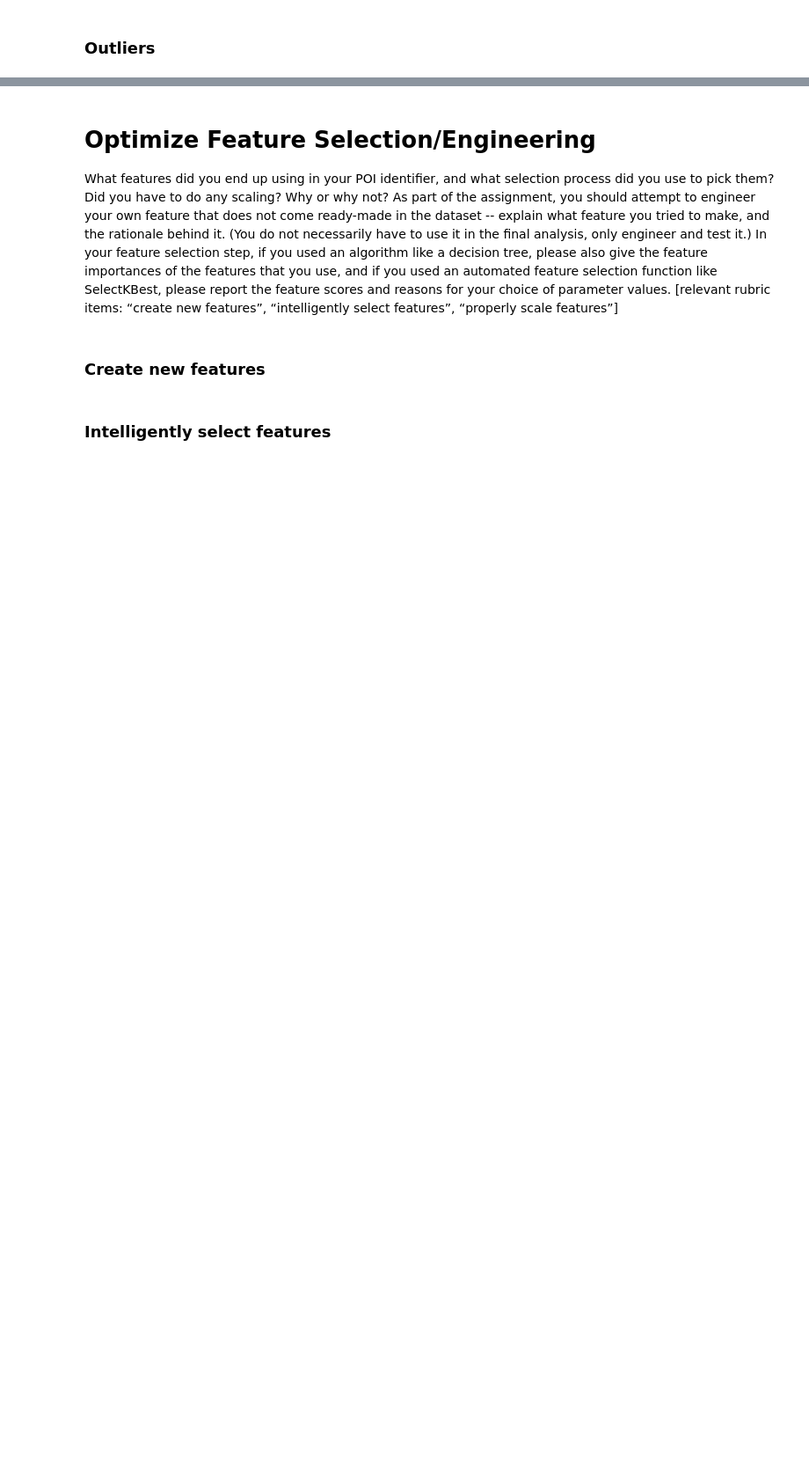
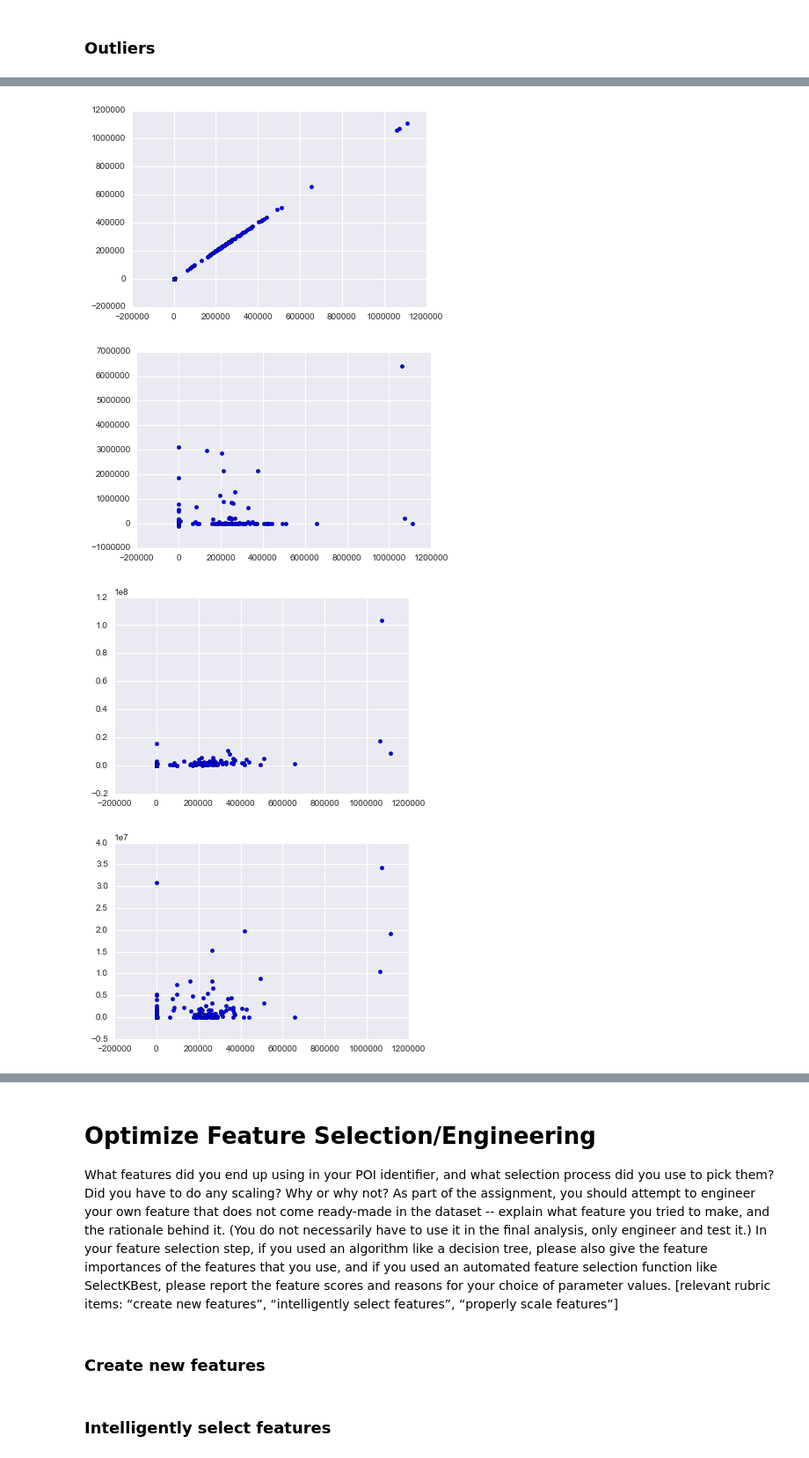
Before and after one commit to lizkalina/poi-classifier, a Jupyter notebook: Identify Fraud from Enron Email.ipynb, the cells around one changed output, grey strips where cells are left out. Shown at 88% size. Drawn from its saved outputs; the diff is of its cells as text; code cells hidden in the pictures; blank space fills up the shorter version.

```diff
--- a/Identify Fraud from Enron Email.ipynb
+++ b/Identify Fraud from Enron Email.ipynb
@@ -13,0 +167,12 @@ Summarize for us the goal of this project and how machine learning is useful in
+# %%
+fin_columns = ['salary','deferral_payments','total_payments','exercised_stock_options','bonus','restricted_stock','restricted_stock_deferred','total_stock_value','expenses','deferred_income','long_term_incentive']
+# %%
+for col in fin_columns:
+    plt.scatter(data[fin_columns]['salary'],data[fin_columns][col])
+    plt.show()
+    plt.close()
+# %% [output]
+[figure, added]
+[figure, added]
+[figure, added]
+[figure, added]
```
Also changed, not shown: parts of 48 cells of this notebook.
